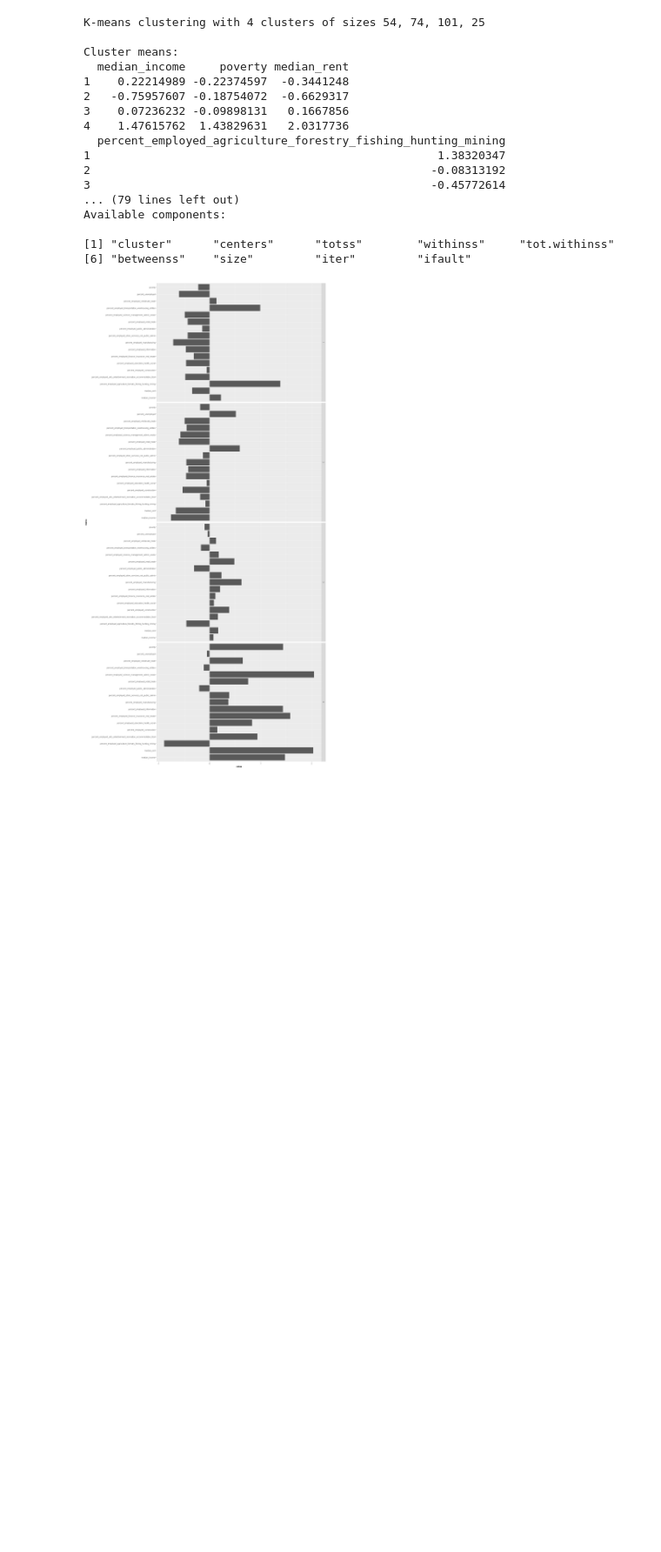
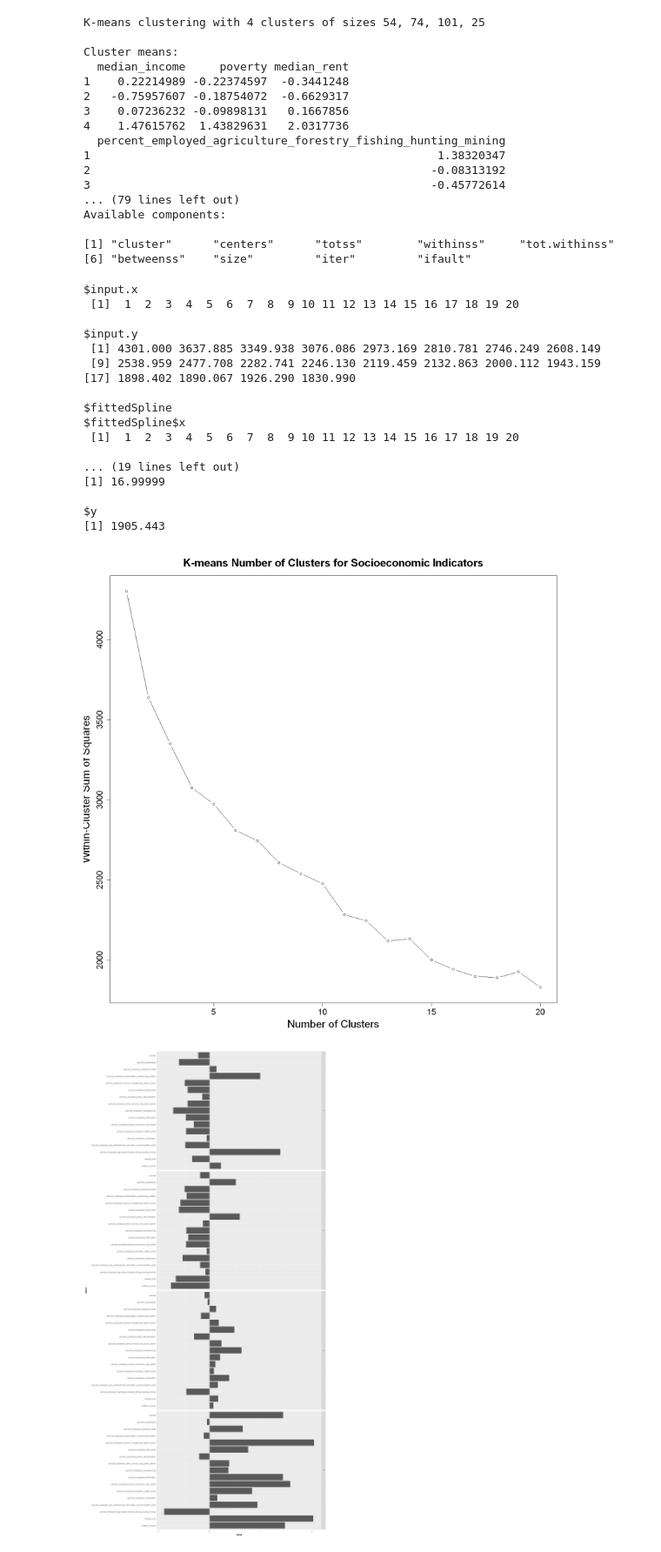
Before and after one commit to ncliu95/smu_dm_project_2, a Jupyter notebook: Project 2.ipynb, the cells around one changed output. Shown at 87% size. Drawn from its saved outputs; the diff is of its cells as text; code cells hidden in the pictures; blank space fills up the shorter version.

```diff
--- a/Project 2.ipynb
+++ b/Project 2.ipynb
@@ -326,3 +326,32 @@ Available components:
 
 [1] "cluster"      "centers"      "totss"        "withinss"     "tot.withinss"
 [6] "betweenss"    "size"         "iter"         "ifault"
+# %%
+wcss <- vector(length = 10)
+for (i in 1:20) {
+  kmeans_model <- kmeans(se_data_prepped, centers = i)
+  wcss[i] <- sum(kmeans_model$withinss)
+}
+options(repr.plot.width = 15, repr.plot.height = 15)
+plot(1:20, wcss, type = "b", cex.axis=1.5, cex.lab = 2, cex.main = 2, xlab = "Number of Clusters", ylab = "Within-Cluster Sum of Squares", main = "K-means Number of Clusters for Socioeconomic Indicators")
+vector <- 1:20
+elbow_point(vector, wcss)
+# %% [output]
+$input.x
+ [1]  1  2  3  4  5  6  7  8  9 10 11 12 13 14 15 16 17 18 19 20
+
+$input.y
+ [1] 4301.000 3637.885 3349.938 3076.086 2973.169 2810.781 2746.249 2608.149
+ [9] 2538.959 2477.708 2282.741 2246.130 2119.459 2132.863 2000.112 1943.159
+[17] 1898.402 1890.067 1926.290 1830.990
+
+$fittedSpline
+$fittedSpline$x
+ [1]  1  2  3  4  5  6  7  8  9 10 11 12 13 14 15 16 17 18 19 20
+
+... (19 lines left out)
+[1] 16.99999
+
+$y
+[1] 1905.443
+[figure, added]
```
Also changed, not shown: parts of 9 cells of this notebook.
